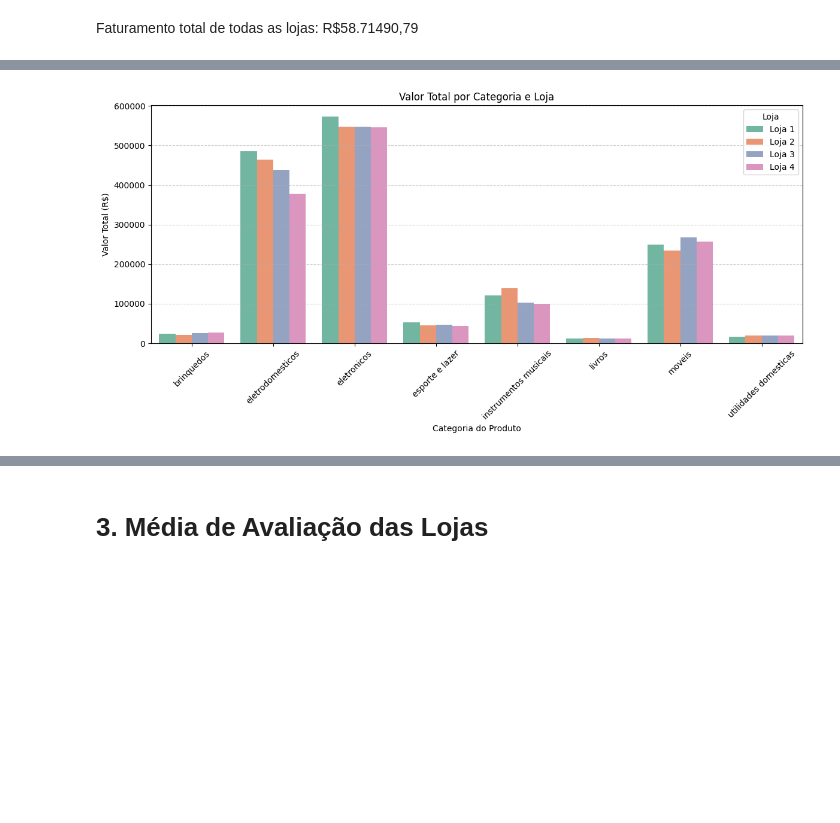
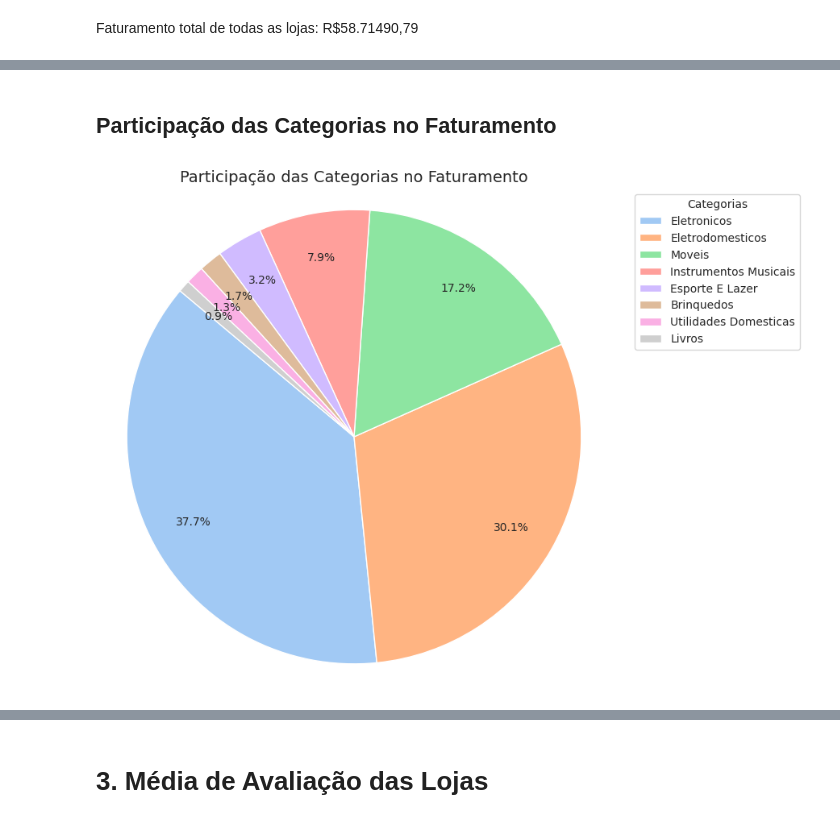
Before and after one commit to inaianebarros/alura-store, a Jupyter notebook: AluraStoreBr.ipynb, the cells around one changed output, grey strips where cells are left out. Cells and saved outputs as stored; diff of their text form; code cells hidden in the pictures; blank space fills up the shorter version.

```diff
--- a/AluraStoreBr.ipynb
+++ b/AluraStoreBr.ipynb
@@ -149,22 +170,30 @@ plt.show()
-# %%
-categoria_stats.rename(columns={'Preço': 'Valor_Total'}, inplace=True)
-
-plt.figure(figsize=(12, 6))
-sns.barplot(
-    data=categoria_stats,
-    x='Categoria do Produto',
-    y='Valor_Total',
-    hue='Loja',
-    palette='Set2'
-)
-
-plt.title('Valor Total por Categoria e Loja')
-plt.xlabel('Categoria do Produto')
-plt.ylabel('Valor Total (R$)')
-plt.xticks(rotation=45)
-plt.grid(axis='y', linestyle='--', alpha=0.6)
-plt.tight_layout()
-plt.legend(title='Loja')
-plt.show()
-# %% [output]
-[figure, removed]
+# %% [markdown]
+## Participação das Categorias no Faturamento
+# %%
+# Agrupar vendas por categoria
+categorias_vendas = df_total.groupby('Categoria do Produto')['Preço'].sum().reset_index()
+
+# Ordenar por valor
+categorias_vendas = categorias_vendas.sort_values(by='Preço', ascending=False)
+
+# Capitalizar nomes das categorias
+categorias_vendas['Categoria do Produto'] = categorias_vendas['Categoria do Produto'].str.title()
+
+# Gráfico de pizza
+plt.figure(figsize=(8,8))
+plt.pie(categorias_vendas['Preço'],
+        autopct='%1.1f%%', startangle=140, colors=sns.color_palette('pastel'),pctdistance=0.8, wedgeprops={'linewidth': 1, 'edgecolor': 'white'})
+
+# Legenda ao lado
+plt.legend(
+    categorias_vendas['Categoria do Produto'],
+    bbox_to_anchor=(1.05, 1),
+    loc='upper left',
+    title="Categorias"
+)
+
+plt.title('Participação das Categorias no Faturamento', fontsize=14)
+plt.axis('equal')  # Garante formato circular
+plt.show()
+# %% [output]
+[figure, added]
```
Also changed, not shown: parts of 25 cells of this notebook.
